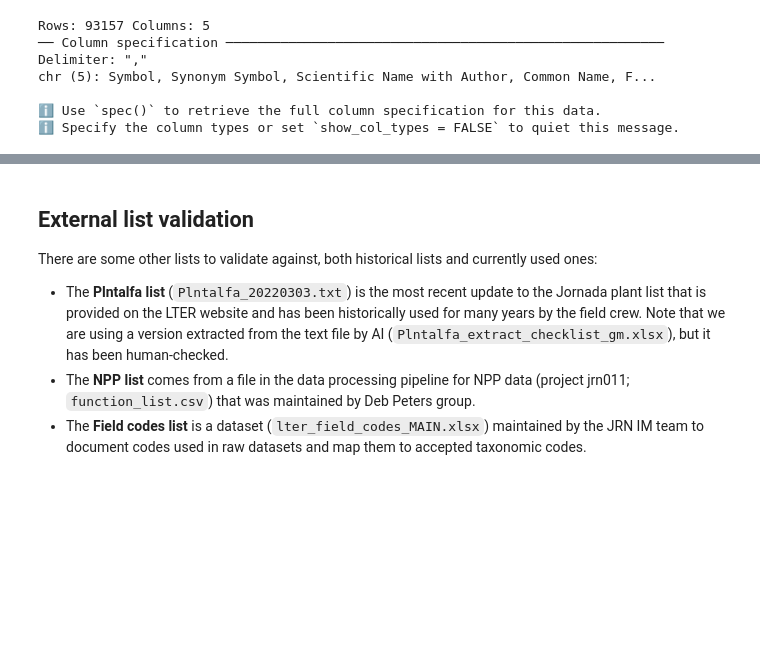
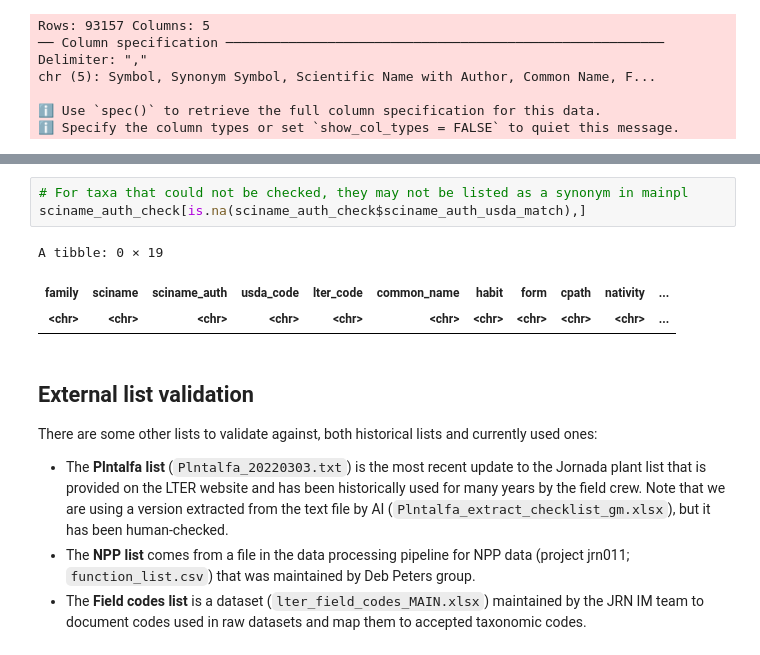
Before and after one commit to jornada-im/juntar-core, a Jupyter notebook: build_dataset/jrn520_taxa/plant_list_notes_and_val.ipynb, the cells around one changed output, grey strips where cells are left out. Saved outputs shown, nothing was run; the diff lists cells and outputs as text; blank space fills up the shorter version.

```diff
--- a/build_dataset/jrn520_taxa/plant_list_notes_and_val.ipynb
+++ b/build_dataset/jrn520_taxa/plant_list_notes_and_val.ipynb
@@ -317,5 +277,12 @@ Number of taxa where sciname_auth matches USDA Plants exactly: 401
 Number of taxa where sciname_auth does not match USDA Plants: 166
 Number of taxa where sciname_auth could not be checked (no USDA entry found): 0
+# %%
+# For taxa that could not be checked, they may not be listed as a synonym in mainpl
+sciname_auth_check[is.na(sciname_auth_check$sciname_auth_usda_match),]
+# %% [output]
+A tibble: 0 × 19
+| family | sciname | sciname_auth | usda_code | lter_code | common_name | habit | form | cpath | nativity | ... |
+| <chr> | <chr> | <chr> | <chr> | <chr> | <chr> | <chr> | <chr> | <chr> | <chr> | ... |
 # %% [markdown]
 ## External list validation
 
```
Also changed, not shown: parts of 25 cells of this notebook.
